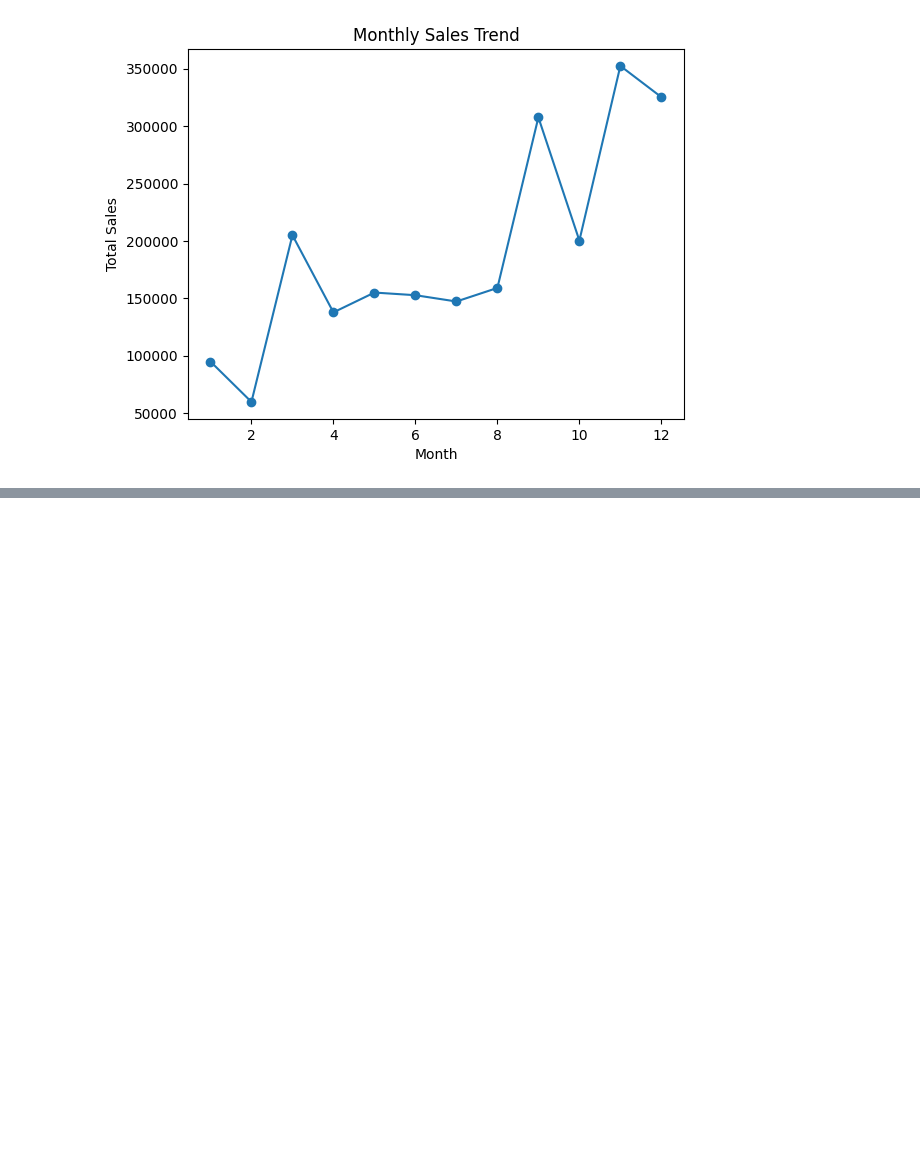
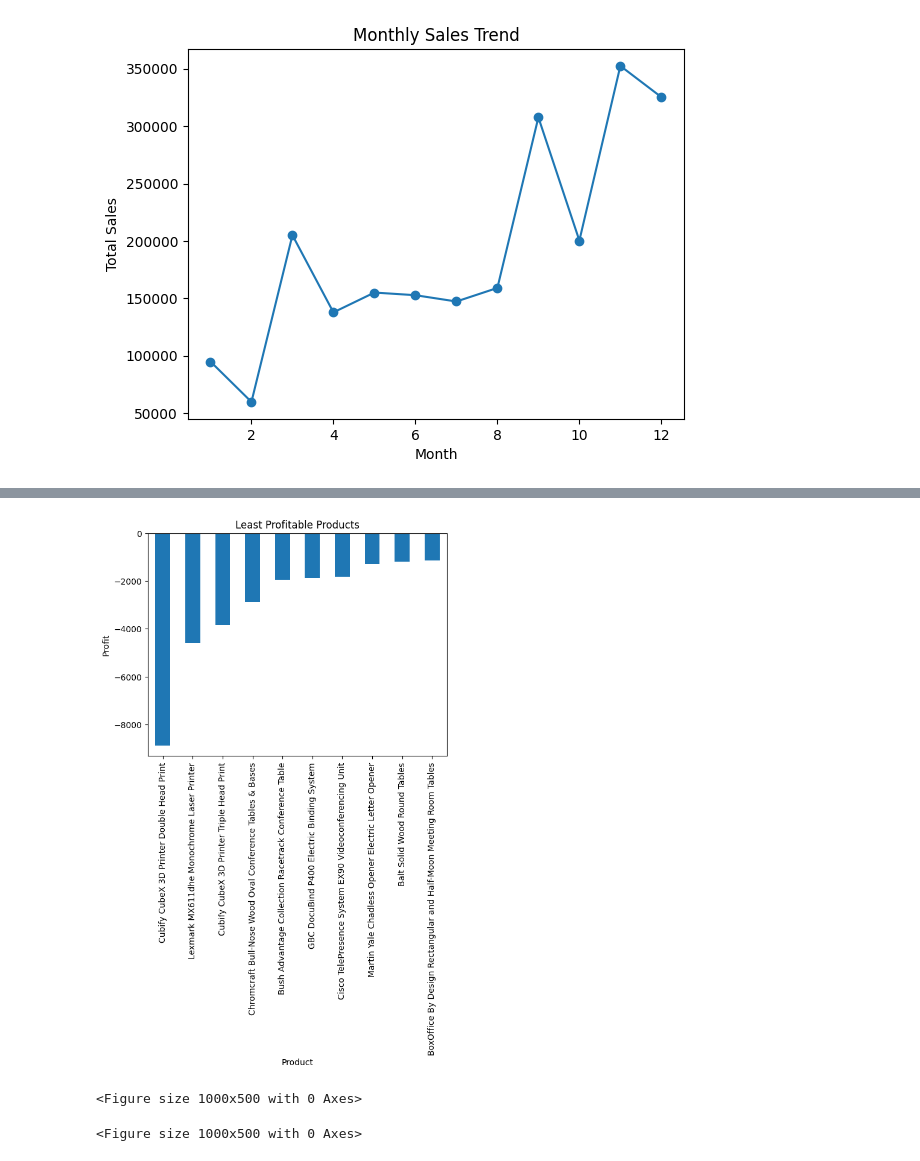
Before and after one commit to Nazaret-Eduardo/sql-data-analysis-portfolio, a Jupyter notebook: notebooks/sales_analysis.ipynb, the cells around one changed output, grey strips where cells are left out. Cells and saved outputs as stored; diff of their text form; code cells hidden in the pictures; blank space fills up the shorter version.

```diff
--- a/notebooks/sales_analysis.ipynb
+++ b/notebooks/sales_analysis.ipynb
@@ -118,0 +159,22 @@ plt.show()
+# %%
+worst_products = (
+    df.groupby('Product Name')['Profit']
+    .sum()
+    .sort_values()
+    .head(10)
+)
+
+worst_products.plot(kind='bar')
+
+plt.title('Least Profitable Products')
+plt.xlabel('Product')
+plt.ylabel('Profit')
+
+plt.show()
+# %% [output]
+[figure, added]
+# %%
+plt.figure(figsize=(10,5))
+# %% [output]
+<Figure size 1000x500 with 0 Axes>
+<Figure size 1000x500 with 0 Axes>
```
Also changed, not shown: parts of 4 cells of this notebook.
